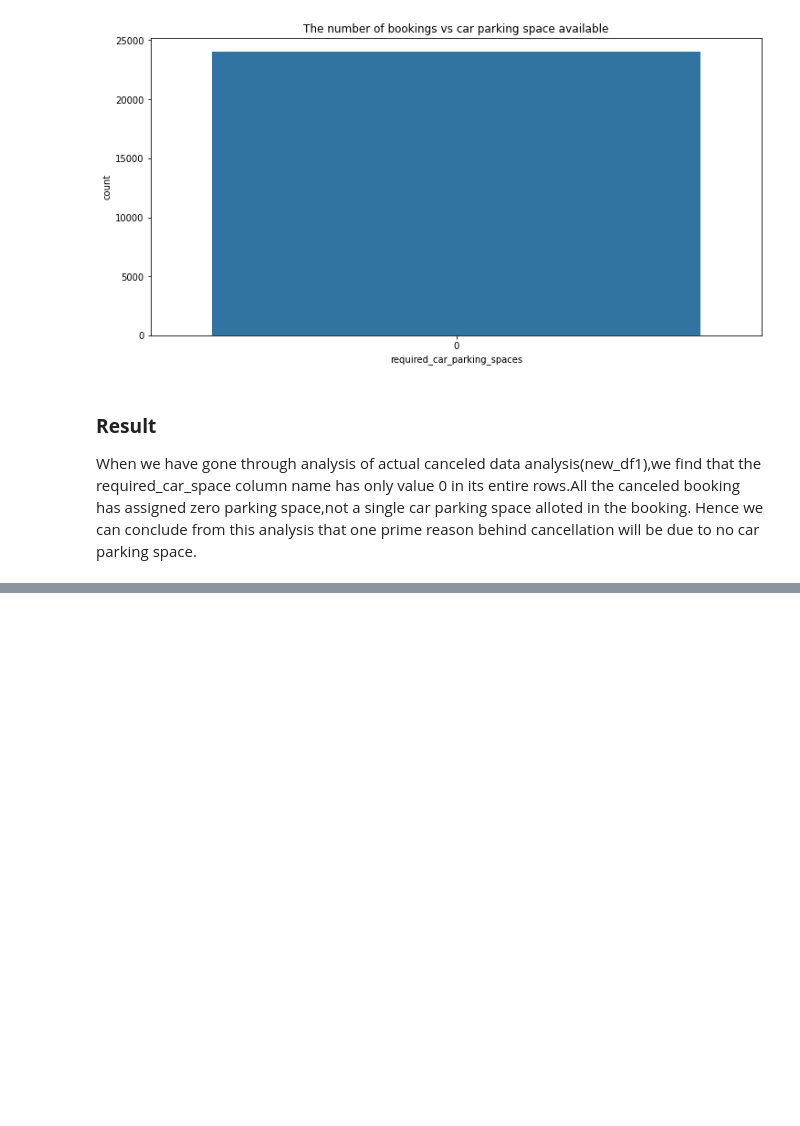
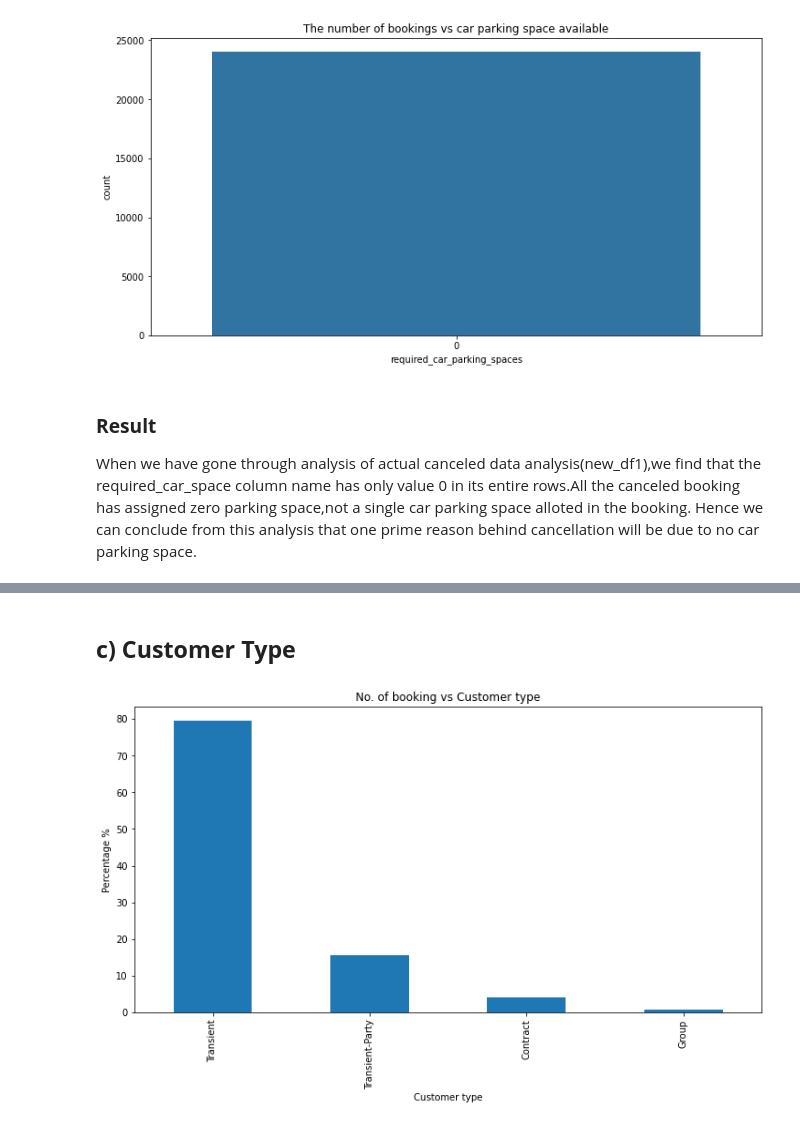
Before and after one commit to 7692TITO/EDA-Capstone-Project, a Jupyter notebook: Individual_Notebook_Capstone_Project_(Tito).ipynb, the cells around one changed output, grey strips where cells are left out. Drawn from its saved outputs; the diff is of its cells as text; code cells hidden in the pictures; blank space fills up the shorter version.

```diff
--- a/Individual_Notebook_Capstone_Project_(Tito).ipynb
+++ b/Individual_Notebook_Capstone_Project_(Tito).ipynb
@@ -363,0 +418,12 @@ When we have gone through analysis of actual canceled data analysis(new_df1),we
+# %% [markdown]
+## **c) Customer Type**
+# %%
+factor3 = (new_df['customer_type'].value_counts()/new_df['customer_type'].size)*100
+plt.rcParams['figure.figsize'] = (12,6)               # We have used matplotlib.pyplot library inorder to depict the data using bar plot
+factor3.plot(kind = 'bar')
+plt.title('No. of booking vs Customer type')
+plt.ylabel('Percentage %')
+plt.xlabel('Customer type')
+plt.show()
+# %% [output]
+[figure, added]
```
Also changed, not shown: parts of 27 cells of this notebook.
